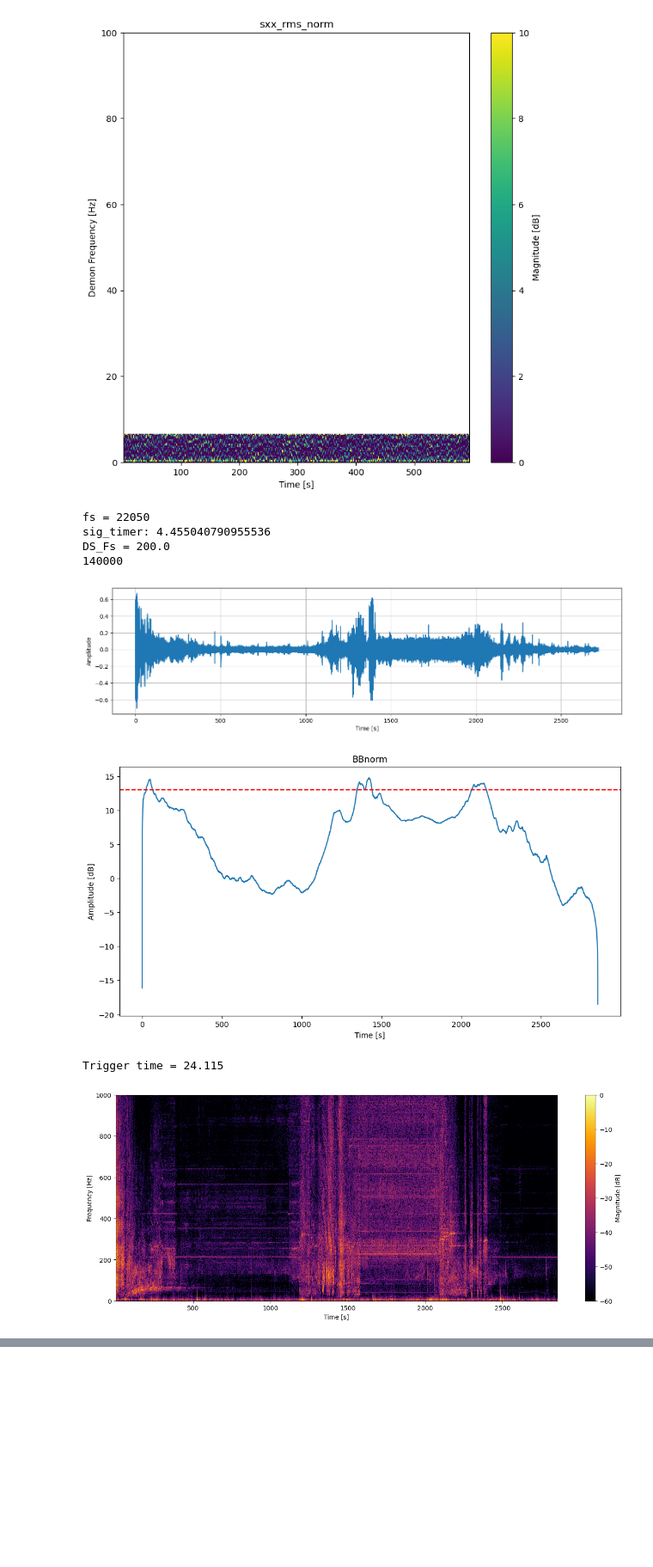
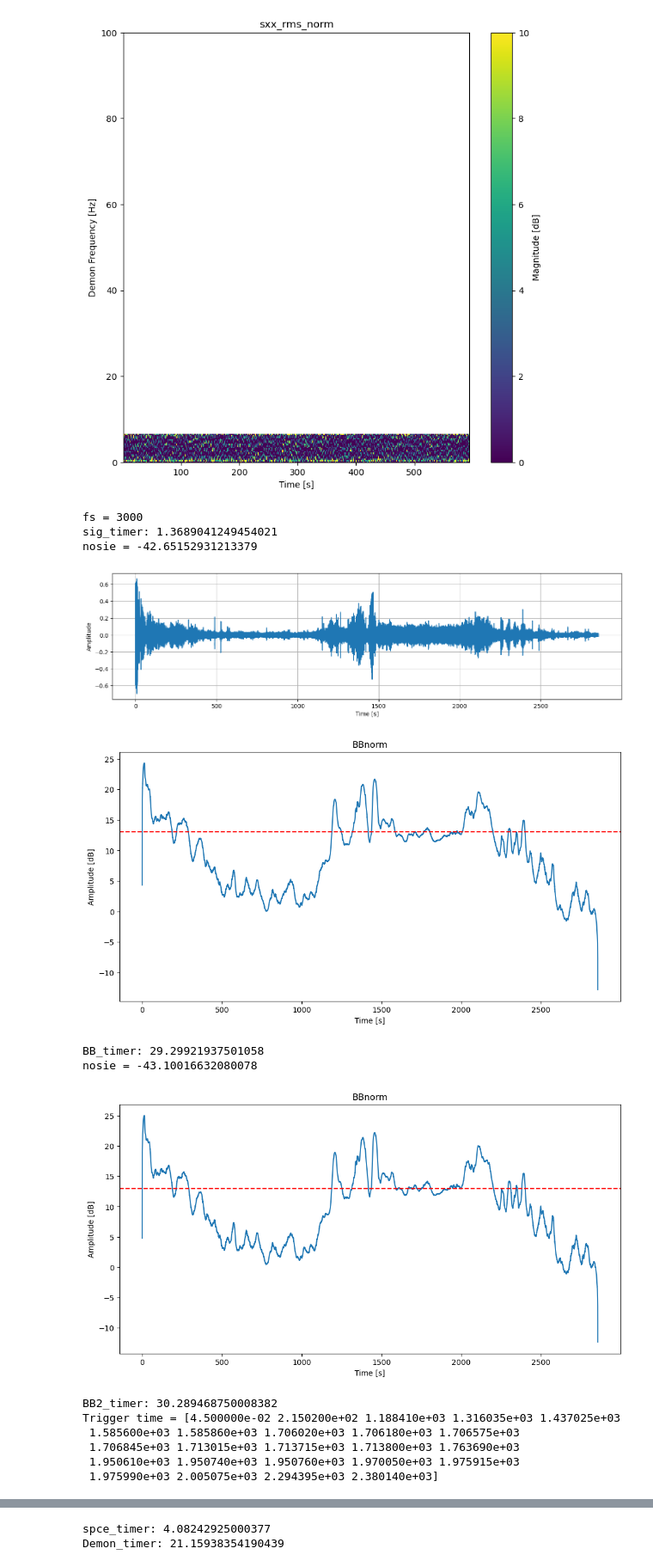
Before and after one commit to josigar123/hydrophonic-detection, a Jupyter notebook: data/Processing_scripts/func_test.ipynb, the cells around one changed output, grey strips where cells are left out. Shown at 86% size. Saved outputs shown, nothing was run; the diff lists cells and outputs as text; code cells hidden in the pictures; blank space fills up the shorter version.

```diff
--- a/data/Processing_scripts/func_test.ipynb
+++ b/data/Processing_scripts/func_test.ipynb
@@ -335,42 +335,61 @@ Spacer
 # %%
 input_file = "/Users/christofferaaseth/Documents/GitHub/hydrophonic-detection/Sound_data/2.wav"
 output_path = "/Users/christofferaaseth/Documents/GitHub/hydrophonic-detection/data/Processing_scripts/2.jpeg"
 import functions
 import librosa
 import numpy as np
 from time import perf_counter
-sx, fs = librosa.load(input_file)
+from scipy.signal import resample_poly
+import scipy.signal as signal
+
+sxx, sr = librosa.load(input_file, mono= True)
+
+fs = 3000
+
+sx = resample_poly(sxx,1,int(sr/fs))
+#b,a = signal.butter(N=4,Wn=100, btype="highpass",fs=fs)
+#sx = signal.filtfilt(b,a,sx)
+sx = sx-np.mean(sx)
 print(f"fs = {fs}")
 t = np.linspace(0,(len(sx)/fs),len(sx))
 
 sig_t_start = perf_counter()
 sig = functions.plot_signal(sx,t,output_path)
 sig_t_stop = perf_counter()
 print(f"sig_timer: {sig_t_stop - sig_t_start}")
 
 BB_t_start = perf_counter()
-DS_Sx, DS_Fs, DS_t = functions.Hilbert_DS(input_file,Fs=3000,medfilt_window=15)
-print(f"DS_Fs = {DS_Fs}")
-Trigger_time = functions.Hilbert_BB(DS_Sx,DS_Fs,window_size=100,noice_t_start=700,trigger=13,plot=True)
+Trigger_time = functions.BroadBand_from_data(sx,fs,medfilt_window=15,trigger=13,plot=True)
 BB_t_stop = perf_counter()
-print(f"sig_timer: {BB_t_stop - BB_t_start}")
+print(f"BB_timer: {BB_t_stop - BB_t_start}")
+
+BB2_t_start = perf_counter()
+Trigger_time2 = functions.BroadBand_from_file(input_file, Fds=3000, medfilt_window=15,trigger=13,plot=True)
+BB2_t_stop = perf_counter()
+print(f"BB2_timer: {BB2_t_stop - BB2_t_start}")
 
 print(f"Trigger time = {Trigger_time}")
 spec_t_start = perf_counter()
 spec = functions.plot_spectrogram_from_file(input_file, 3000, 900, 1000, -60)
 spec_t_stop = perf_counter()
-print(f"sig_timer: {spec_t_stop - spec_t_start}")
+print(f"spce_timer: {spec_t_stop - spec_t_start}")
 
 Demon_t_start = perf_counter()
 demon = functions.DEMON_from_file(input_file, 3000, 200, 7, 100, 10)
 Demon_t_stop = perf_counter()
-print(f"sig_timer: {Demon_t_stop - Demon_t_start}")
+print(f"Demon_timer: {Demon_t_stop - Demon_t_start}")
 # %% [output]
-fs = 22050
-sig_timer: 4.455040790955536
-DS_Fs = 200.0
-140000
+fs = 3000
+sig_timer: 1.3689041249454021
+nosie = -42.65152931213379
-[figure, old version]
+[figure, new version]
-[figure, old version]
+[figure, new version]
-Trigger time = 24.115
+BB_timer: 29.29921937501058
+nosie = -43.10016632080078
-[figure, old version]
+[figure, new version]
+BB2_timer: 30.289468750008382
+Trigger time = [4.500000e-02 2.150200e+02 1.188410e+03 1.316035e+03 1.437025e+03
+ 1.585600e+03 1.585860e+03 1.706020e+03 1.706180e+03 1.706575e+03
+ 1.706845e+03 1.713015e+03 1.713715e+03 1.713800e+03 1.763690e+03
+ 1.950610e+03 1.950740e+03 1.950760e+03 1.970050e+03 1.975915e+03
+ 1.975990e+03 2.005075e+03 2.294395e+03 2.380140e+03]
@@ -377,0 +397,2 @@ Trigger time = 24.115
+spce_timer: 4.08242925000377
+Demon_timer: 21.15938354190439
```
Also changed, not shown: parts of 1 cell of this notebook, 2 other files.
